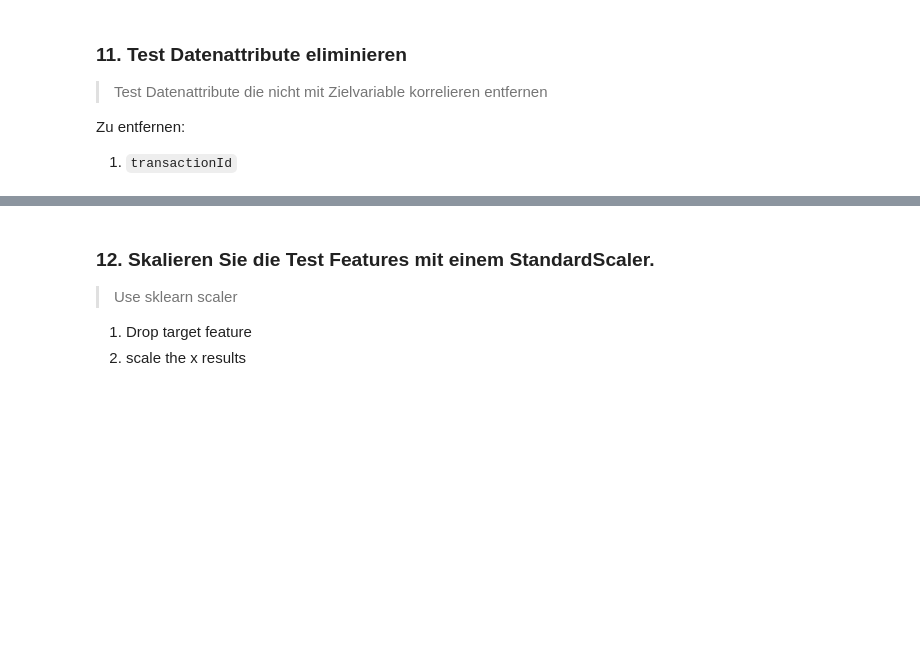
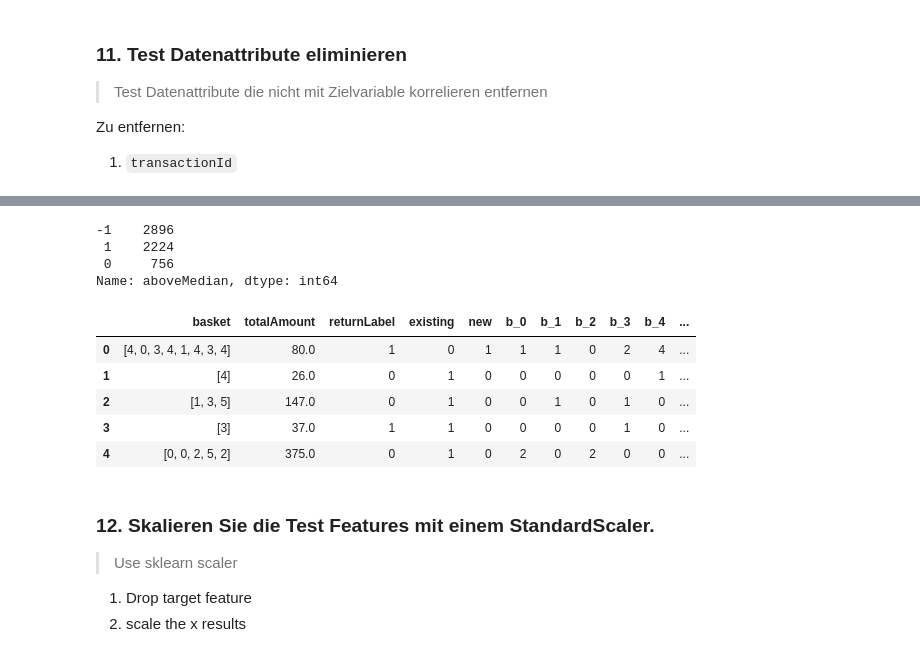
Before and after one commit to daniel-vera-g/ml-project, a Jupyter notebook: ml-project.ipynb, the cells around one changed output, grey strips where cells are left out. Saved outputs shown, nothing was run; the diff lists cells and outputs as text; code cells hidden in the pictures; blank space fills up the shorter version.

```diff
--- a/ml-project.ipynb
+++ b/ml-project.ipynb
@@ -494,3 +656,48 @@ test_encoded.head()
+# %%
+from statistics import median
+
+# Calculate median from the number of items in each basket
+test_encoded['basketSizeMedian'] = median([len(basket) for basket in test_encoded['basket']])
+test_encoded['basketElementCount'] = [len(basket) for basket in test_encoded['basket']]
+test_encoded[['returnLabel', 'basketElementCount', 'basketSizeMedian']].head(n=20)
+
+aboveMedian = []
+
+for index, row in test_encoded.iterrows():
+    if (row['basketElementCount'] > row['basketSizeMedian']):
+        valueToAppend = 1
+    elif (row['basketElementCount'] == row['basketSizeMedian']):
+        valueToAppend = 0
+    else:
+        valueToAppend = -1
+
+    aboveMedian.append(valueToAppend)
+
+test_encoded['aboveMedian'] = aboveMedian
+
+test_encoded['aboveMedian'].value_counts()
+# %% [output]
+-1    2896
+ 1    2224
+ 0     756
+Name: aboveMedian, dtype: int64
+# %%
+def all_same(items):
+    return all(x == items[0] for x in items)
+
+test_encoded['same'] = test_encoded.basket.map(lambda x: 1 if all_same(x)  else 0)
+# %%
+f_eng_basket = list(test_encoded.basket) # basket shortcut
+
+test_encoded['averagePrice'] = [round(test_encoded.totalAmount.iloc[i]/len(basket), 2) for (i, basket) in enumerate(f_eng_basket) ]
+test_encoded.head()
+# %% [output]
+|  | basket | totalAmount | returnLabel | existing | new | b_0 | b_1 | b_2 | b_3 | b_4 | ... |
+| 0 | [4, 0, 3, 4, 1, 4, 3, 4] | 80.0 | 1 | 0 | 1 | 1 | 1 | 0 | 2 | 4 | ... |
+| 1 | [4] | 26.0 | 0 | 1 | 0 | 0 | 0 | 0 | 0 | 1 | ... |
+| 2 | [1, 3, 5] | 147.0 | 0 | 1 | 0 | 0 | 1 | 0 | 1 | 0 | ... |
+| 3 | [3] | 37.0 | 1 | 1 | 0 | 0 | 0 | 0 | 1 | 0 | ... |
+| 4 | [0, 0, 2, 5, 2] | 375.0 | 0 | 1 | 0 | 2 | 0 | 2 | 0 | 0 | ... |
 # %% [markdown]
 ### 12. Skalieren Sie die Test Features mit einem StandardScaler.
 
```
Also changed, not shown: parts of 41 cells of this notebook.
